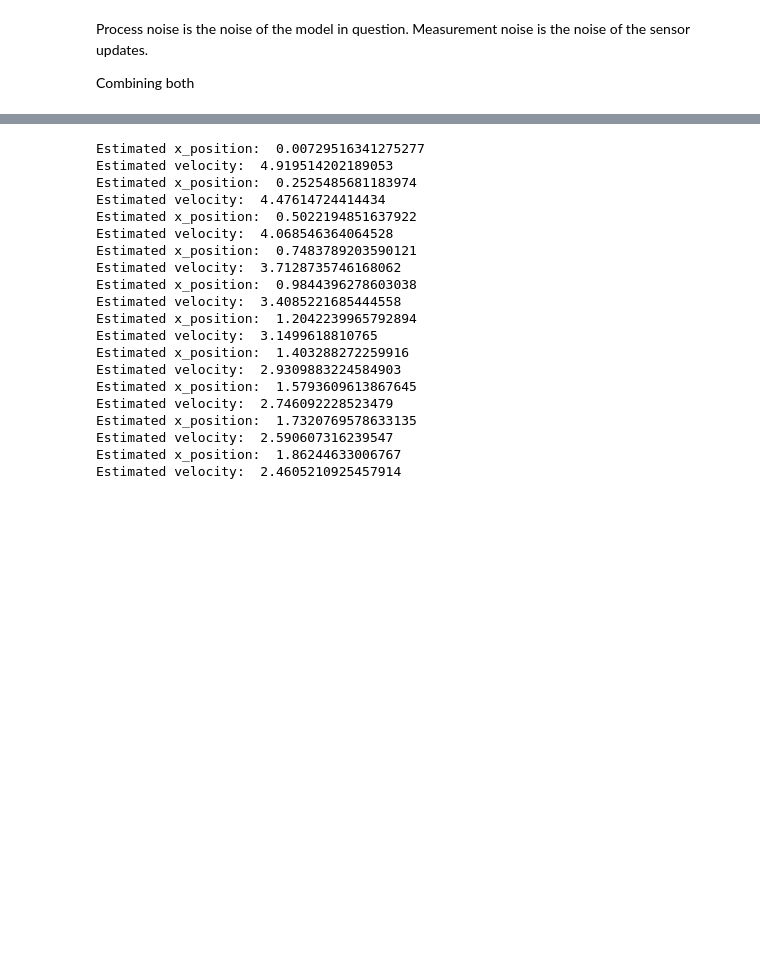
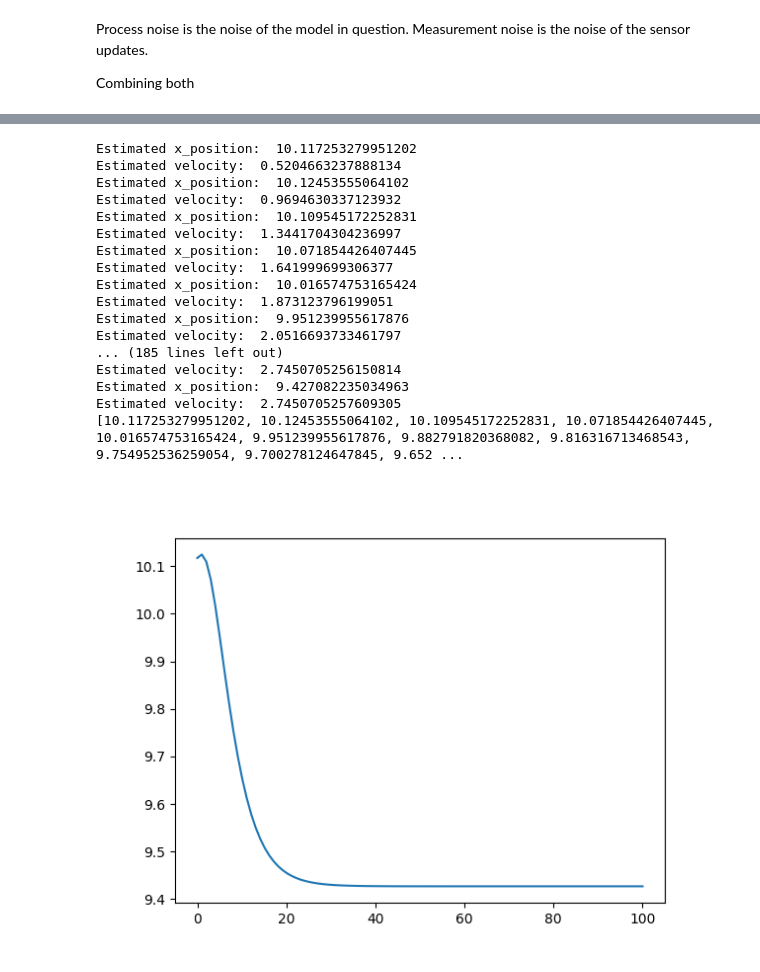
Before and after one commit to Liam-McCord/OrbiTool-Trajectory-Optimizer, a Jupyter notebook: KalmanFilterPlay.ipynb, the cells around one changed output, grey strips where cells are left out. Cells and saved outputs as stored; diff of their text form; code cells hidden in the pictures; blank space fills up the shorter version.

```diff
--- a/KalmanFilterPlay.ipynb
+++ b/KalmanFilterPlay.ipynb
@@ -191,13 +248,14 @@ Estimated velocity:  0.9674324893925322
 # %%
 import numpy as np
-
+import matplotlib.pyplot as plt
+%matplotlib widget
 # Define time step
 dt = 0.1
 
 # Define the initial position, velocity, and acceleration
-x0 = 0
-v0 = 5
-a = -9.8
+x0 = 10.
+v0 = 0
+a = 10
 
 # Define the state transition matrix
 A = np.array([[1, dt], [0, 1]]) # Velocity stays constant here while position updates according to velocity
@@ -210,53 +268,59 @@ u = np.array([[a]])
 
 # Define the initial state matrix
 x_estimated = np.array([[x0], [v0]])
 
 # Define the measurement matrix
 H = np.array([[1, 0], [0, 1]])
 
 # Define the measurement noise
 R = np.array([[0.1, 0], [0, 0.1]])
 
 # Define the process noise
 Q = np.array([[0.01, 0.01], [0.01, 0.02]])
 
 # Define the measurement
-measurement = np.array([[x0 + np.random.normal(0, 0.1)], [v0 + np.random.normal(0, 0.1)]])
+measurement = np.array([[x0 + np.random.normal(0, 0.55)], [v0 + np.random.normal(0, 0.55)]])
 
 # Define the estimated covariance
 P_estimated = np.eye(2)
 
-for i in range(10):
+x_list = []
+
+for i in range(100):
     # Prediction step
     x_predicted = np.dot(A, x_estimated) + np.dot(B, u)
     P_predicted = np.dot(A, np.dot(P_estimated, A.T)) + Q
 
     # Correction step
     K = np.dot(P_predicted, np.dot(H.T, np.linalg.inv(np.dot(H, np.dot(P_predicted, H.T)) + R)))
     x_estimated = x_predicted + np.dot(K, (measurement - np.dot(H, x_predicted)))
     P_estimated = np.dot((np.eye(2) - np.dot(K, H)), P_predicted)
-
+    x_list.append(x_estimated[0][0])
     # Print the estimated position and velocity
     print("Estimated x_position: ", x_estimated[0][0])
     print("Estimated velocity: ", x_estimated[1][0])
+
+
+ax = plt.axes()
+x = np.linspace(0,100,100)
+ax.plot(x,x_list)
+print(x_list)
 # %% [output]
-Estimated x_position:  0.00729516341275277
-Estimated velocity:  4.919514202189053
-Estimated x_position:  0.2525485681183974
-Estimated velocity:  4.47614724414434
-Estimated x_position:  0.5022194851637922
-Estimated velocity:  4.068546364064528
-Estimated x_position:  0.7483789203590121
-Estimated velocity:  3.7128735746168062
-Estimated x_position:  0.9844396278603038
-Estimated velocity:  3.4085221685444558
-Estimated x_position:  1.2042239965792894
-Estimated velocity:  3.1499618810765
-Estimated x_position:  1.403288272259916
-Estimated velocity:  2.9309883224584903
-Estimated x_position:  1.5793609613867645
-Estimated velocity:  2.746092228523479
-Estimated x_position:  1.7320769578633135
-Estimated velocity:  2.590607316239547
-Estimated x_position:  1.86244633006767
-Estimated velocity:  2.4605210925457914
+Estimated x_position:  10.117253279951202
+Estimated velocity:  0.5204663237888134
+Estimated x_position:  10.12453555064102
+Estimated velocity:  0.9694630337123932
+Estimated x_position:  10.109545172252831
+Estimated velocity:  1.3441704304236997
+Estimated x_position:  10.071854426407445
+Estimated velocity:  1.641999699306377
+Estimated x_position:  10.016574753165424
+Estimated velocity:  1.873123796199051
+Estimated x_position:  9.951239955617876
+Estimated velocity:  2.0516693733461797
+... (185 lines left out)
+Estimated velocity:  2.7450705256150814
+Estimated x_position:  9.427082235034963
+Estimated velocity:  2.7450705257609305
+[10.117253279951202, 10.12453555064102, 10.109545172252831, 10.071854426407445, 10.016574753165424, 9.951239955617876, 9.882791820368082, 9.816316713468543, 9.754952536259054, 9.700278124647845, 9.652 ...
+[figure, added]
```
Also changed, not shown: parts of 8 cells of this notebook, 6 other files.
